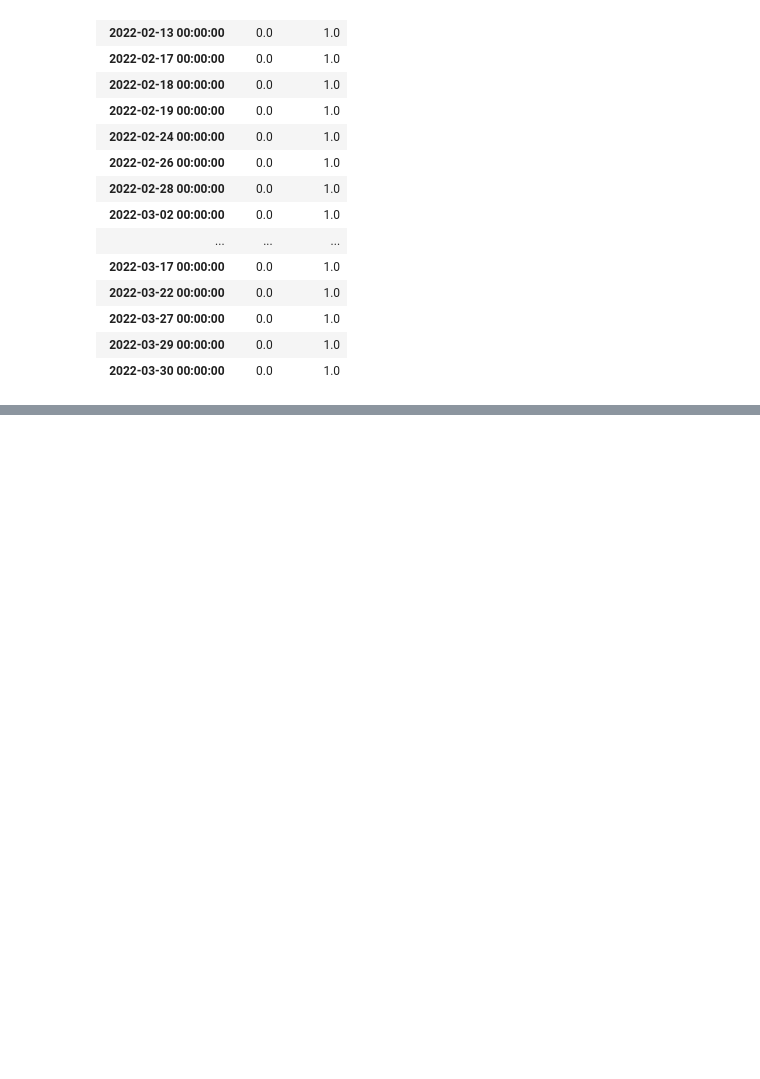
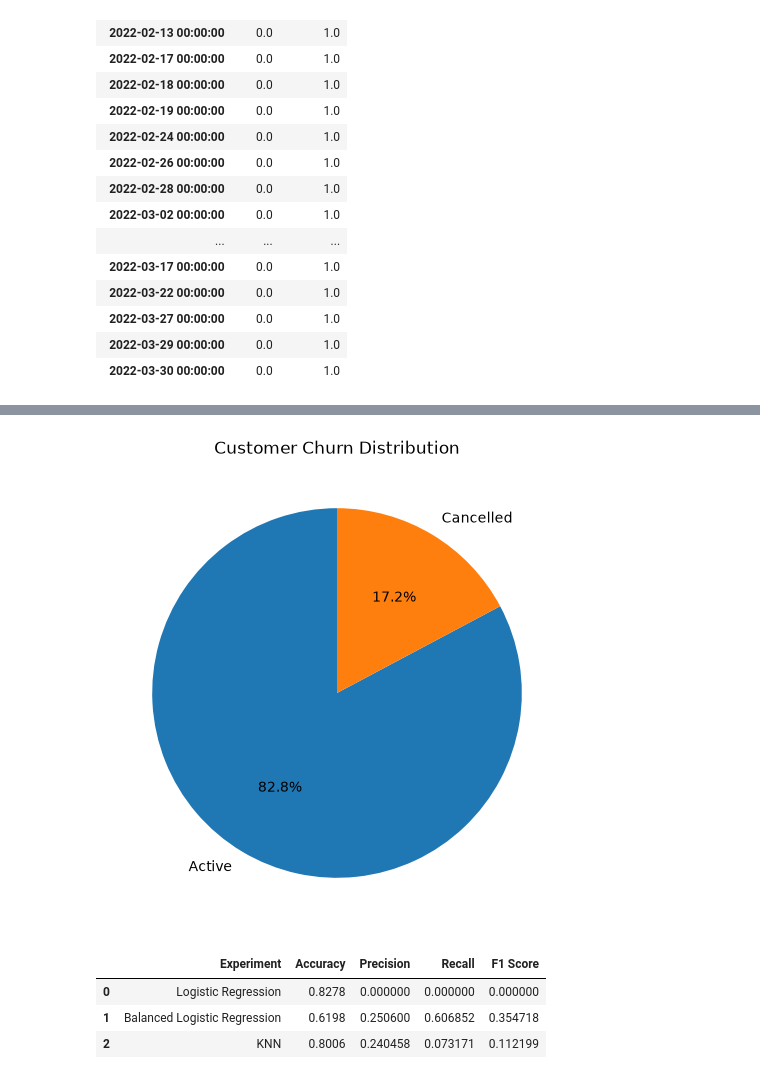
Before and after one commit to Mayanks584/churn_project, a Jupyter notebook: Untitled.ipynb, the cells around one changed output, grey strips where cells are left out. Saved outputs shown, nothing was run; the diff lists cells and outputs as text; code cells hidden in the pictures; blank space fills up the shorter version.

```diff
--- a/Untitled.ipynb
+++ b/Untitled.ipynb
@@ -172,0 +197,3 @@ pd.crosstab(
+# %%
+for col in h.select_dtypes(include=["object", "string"]).columns:
+    print(f"{col}: {h[col].nunique()} unique values")
@@ -172,0 +718,10 @@ pd.crosstab(
+# %%
+reference_date = h["date_watched"].max()
+
+h["tenure_days"] = (
+    reference_date - h["subscription_start_date"]
+).dt.days
+
+print("Reference date:", reference_date)
+print("\nTenure statistics:")
+print(h["tenure_days"].describe())
@@ -172,0 +826,16 @@ pd.crosstab(
+# %%
+h["watch_time_per_session"] = (
+    h["watch_time_minutes"] / h["session_count"]
+)
+
+print("New feature created: watch_time_per_session")
+
+display(
+    h[
+        [
+            "watch_time_minutes",
+            "session_count",
+            "watch_time_per_session"
+        ]
+    ].head(10)
+)
@@ -172,0 +1381,51 @@ pd.crosstab(
+# %%
+import matplotlib.pyplot as plt
+
+churn_counts = h["churn_status"].value_counts()
+
+plt.figure(figsize=(6, 6))
+plt.pie(
+    churn_counts,
+    labels=churn_counts.index,
+    autopct="%1.1f%%",
+    startangle=90
+)
+plt.title("Customer Churn Distribution")
+plt.show()
+# %% [output]
+[figure, added]
+# %%
+results = pd.DataFrame({
+    "Experiment": [
+        "Logistic Regression",
+        "Balanced Logistic Regression",
+        "KNN"
+    ],
+    "Accuracy": [
+        accuracy_lr,
+        accuracy_lr_balanced,
+        accuracy_knn
+    ],
+    "Precision": [
+        precision_lr,
+        precision_lr_balanced,
+        precision_knn
+    ],
+    "Recall": [
+        recall_lr,
+        recall_lr_balanced,
+        recall_knn
+    ],
+    "F1 Score": [
+        f1_lr,
+        f1_lr_balanced,
+        f1_knn
+    ]
+})
+
+results
+# %% [output]
+|  | Experiment | Accuracy | Precision | Recall | F1 Score |
+| 0 | Logistic Regression | 0.8278 | 0.000000 | 0.000000 | 0.000000 |
+| 1 | Balanced Logistic Regression | 0.6198 | 0.250600 | 0.606852 | 0.354718 |
+| 2 | KNN | 0.8006 | 0.240458 | 0.073171 | 0.112199 |
```
Also changed, not shown: parts of 76 cells of this notebook, 4 other files.
